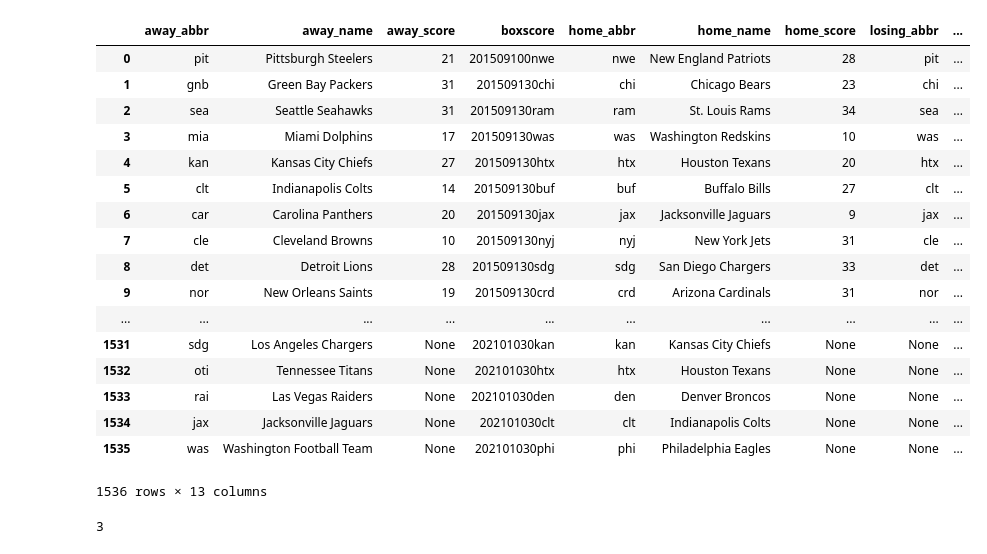
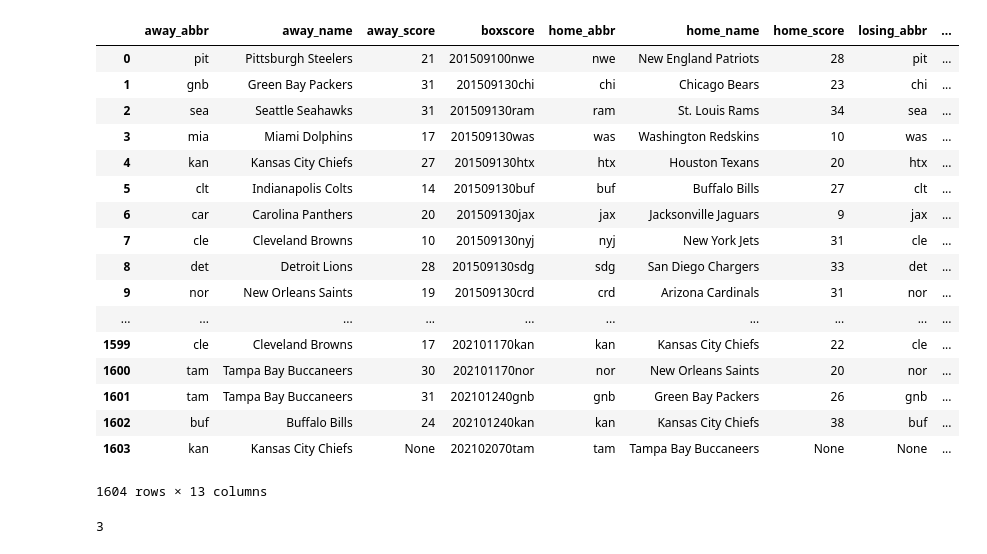
Before and after one commit to sethfriman/nfl_predictor, a Jupyter notebook: NFL Predictor.ipynb, the cells around one changed output. Cells and saved outputs as stored; diff of their text form; code cells hidden in the pictures.

```diff
--- a/NFL Predictor.ipynb
+++ b/NFL Predictor.ipynb
@@ -20,35 +40,38 @@ import numpy as np
 # %%
 # Original list of all regular season games from 2015-2020, currently some 2020 games have not been played
 # but are logged
 total_games = pd.DataFrame()
 for year in range(2015, 2021) :
-    for week in range(1, 18) :
-        temp_week = Boxscores(year = year, week = week)
-        temp_dict = temp_week.games[str(week) + '-' + str(year)]
-        temp_df = pd.DataFrame.from_dict(temp_dict)
-        temp_df['year'] = year
-        temp_df['week'] = week
-        total_games = total_games.append(temp_df, ignore_index = True)
+    for week in range(1, 22) :
+        try :
+            temp_week = Boxscores(year = year, week = week)
+            temp_dict = temp_week.games[str(week) + '-' + str(year)]
+            temp_df = pd.DataFrame.from_dict(temp_dict)
+            temp_df['year'] = year
+            temp_df['week'] = week
+            total_games = total_games.append(temp_df, ignore_index = True)
+        except:
+            print('No Game Data Available for Season: ', year, ', Week: ', week)
 total_games
 # %% [output]
 |  | away_abbr | away_name | away_score | boxscore | home_abbr | home_name | home_score | losing_abbr | ... |
 | 0 | pit | Pittsburgh Steelers | 21 | 201509100nwe | nwe | New England Patriots | 28 | pit | ... |
 | 1 | gnb | Green Bay Packers | 31 | 201509130chi | chi | Chicago Bears | 23 | chi | ... |
 | 2 | sea | Seattle Seahawks | 31 | 201509130ram | ram | St. Louis Rams | 34 | sea | ... |
 | 3 | mia | Miami Dolphins | 17 | 201509130was | was | Washington Redskins | 10 | was | ... |
 | 4 | kan | Kansas City Chiefs | 27 | 201509130htx | htx | Houston Texans | 20 | htx | ... |
 | 5 | clt | Indianapolis Colts | 14 | 201509130buf | buf | Buffalo Bills | 27 | clt | ... |
 | 6 | car | Carolina Panthers | 20 | 201509130jax | jax | Jacksonville Jaguars | 9 | jax | ... |
 | 7 | cle | Cleveland Browns | 10 | 201509130nyj | nyj | New York Jets | 31 | cle | ... |
 | 8 | det | Detroit Lions | 28 | 201509130sdg | sdg | San Diego Chargers | 33 | det | ... |
 | 9 | nor | New Orleans Saints | 19 | 201509130crd | crd | Arizona Cardinals | 31 | nor | ... |
 | ... | ... | ... | ... | ... | ... | ... | ... | ... | ... |
-| 1531 | sdg | Los Angeles Chargers | None | 202101030kan | kan | Kansas City Chiefs | None | None | ... |
-| 1532 | oti | Tennessee Titans | None | 202101030htx | htx | Houston Texans | None | None | ... |
-| 1533 | rai | Las Vegas Raiders | None | 202101030den | den | Denver Broncos | None | None | ... |
-| 1534 | jax | Jacksonville Jaguars | None | 202101030clt | clt | Indianapolis Colts | None | None | ... |
-| 1535 | was | Washington Football Team | None | 202101030phi | phi | Philadelphia Eagles | None | None | ... |
+| 1599 | cle | Cleveland Browns | 17 | 202101170kan | kan | Kansas City Chiefs | 22 | cle | ... |
+| 1600 | tam | Tampa Bay Buccaneers | 30 | 202101170nor | nor | New Orleans Saints | 20 | nor | ... |
+| 1601 | tam | Tampa Bay Buccaneers | 31 | 202101240gnb | gnb | Green Bay Packers | 26 | gnb | ... |
+| 1602 | buf | Buffalo Bills | 24 | 202101240kan | kan | Kansas City Chiefs | 38 | buf | ... |
+| 1603 | kan | Kansas City Chiefs | None | 202102070tam | tam | Tampa Bay Buccaneers | None | None | ... |
-1536 rows × 13 columns
+1604 rows × 13 columns
 # %%
 #Finds the number of wins the given team had up to this point in the season
 def numSeasonWins(year, week, team):
```
Also changed, not shown: parts of 84 cells of this notebook, 2 other files.
